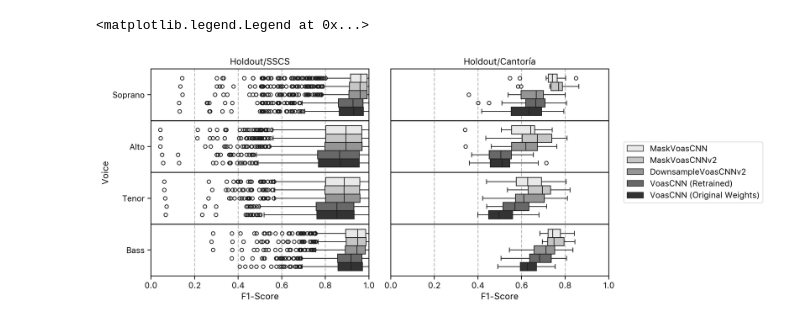
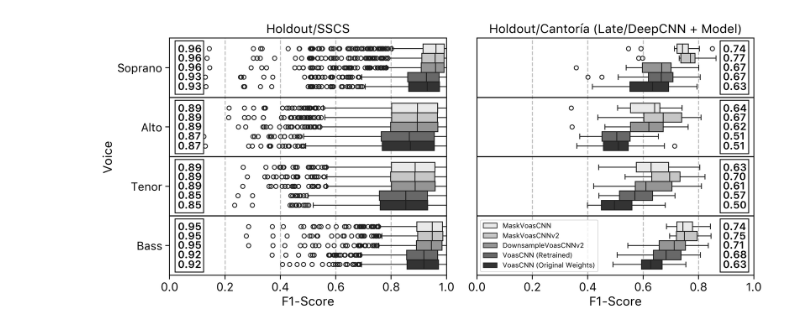
Before and after one commit to Xornotor/VocalAssignment-SSCS, a Jupyter notebook: va_holdout/comparative_boxplot_holdout.ipynb, the cells around one changed output. Saved outputs shown, nothing was run; the diff lists cells and outputs as text; code cells hidden in the pictures.

Commit message:
Boxplot Holdout formatted

```diff
--- a/va_holdout/comparative_boxplot_holdout.ipynb
+++ b/va_holdout/comparative_boxplot_holdout.ipynb
@@ -4,9 +4,12 @@ import va_plots
 import cantoria_utils
 import numpy as np
 import pandas as pd
+import matplotlib as mpl
 import matplotlib.pyplot as plt
+import matplotlib.patches as patches
+import matplotlib.patheffects as path_effects
 import seaborn as sns
 
-sns.set_context("paper", font_scale=1.25)
+sns.set_context("paper", font_scale=1.5)
 sns.color_palette("Greys")
 plt.rcParams.update({"figure.dpi": 300})
@@ -137,34 +135,59 @@ fig, ax = plt.subplots(1, 2, figsize=(11,5))
 
 for i in range(0, 2):
     ax[i].axhline(0.5, c='black')
     ax[i].axhline(1.5, c='black')
     ax[i].axhline(2.5, c='black')
 
     ax[i].axvline(0.2, c='grey', alpha=0.5, ls='--', zorder=0)
     ax[i].axvline(0.4, c='grey', alpha=0.5, ls='--', zorder=0)
     ax[i].axvline(0.6, c='grey', alpha=0.5, ls='--', zorder=0)
     ax[i].axvline(0.8, c='grey', alpha=0.5, ls='--', zorder=0)
 
 ax[0].set_title('Holdout/SSCS')
-ax[1].set_title('Holdout/Cantoría')
+ax[1].set_title('Holdout/Cantoría (Late/DeepCNN + Model)')
 
 strip_sscs = sns.boxplot(
     data=holdout_sscs_metrics, x="F1-Score", y="Voice", hue="Model",
     dodge=True, zorder=1, legend=False, palette="Greys", ax=ax[0]
 )
 
 strip_cantoria = sns.boxplot(
     data=holdout_cantoria_metrics, x="F1-Score", y="Voice", hue="Model",
     dodge=True, zorder=1, palette="Greys", ax=ax[1]
 )
 
 plt.subplots_adjust(wspace=0.1)
 
+def annotate_text(voice, model, axis, y):
+    if(axis==0):
+        median = medians_holdout_sscs.loc[voice].loc[model]["F1-Score"]
+        x_pos = 0.03
+    else:
+        median = medians_holdout_cantoria.loc[voice].loc[model]["F1-Score"]
+        x_pos = 0.888
+
+    text = ax[axis].text(x=x_pos, y=y, s=f"{median:.2f}", fontsize=12,
+                         ha='left', va='center', fontweight='semibold', color='black')
+
+for i in range(0, 2):
+    for j, voice in enumerate(["Soprano", "Alto", "Tenor", "Bass"]):
+        annotate_text(voice, "MaskVoasCNN", i, -0.31+j)
+        annotate_text(voice, "MaskVoasCNNv2", i, -0.155+j)
+        annotate_text(voice, "DownsampleVoasCNNv2", i, 0+j)
+        annotate_text(voice, "VoasCNN (Retrained)", i, 0.16+j)
+        annotate_text(voice, "VoasCNN (Original Weights)", i, 0.325+j)
+        rect = patches.Rectangle((0.02+(0.858*i), -0.45+j), 0.103, 0.9, linewidth=1, edgecolor='black', facecolor='white')
+        ax[i].add_patch(rect)
+
 ax[1].set_yticks([])
 ax[1].set_ylabel("")
 ax[0].set_xlim([0, 1])
 ax[1].set_xlim([0, 1])
-ax[1].legend(bbox_to_anchor=(1.05, 0.5), loc='center left')
+ax[1].legend(loc='lower left', fontsize=8)
+#ax[1].legend(bbox_to_anchor=(1.05, 0.5), loc='center left', fontsize=8)
+
+fig.tight_layout()
+
+fig.savefig("holdout_boxplot.pdf")
 # %% [output]
-<matplotlib.legend.Legend at 0x...>
-[figure, old version]
+[figure, new version]
```
Also changed, not shown: parts of 3 cells of this notebook.
